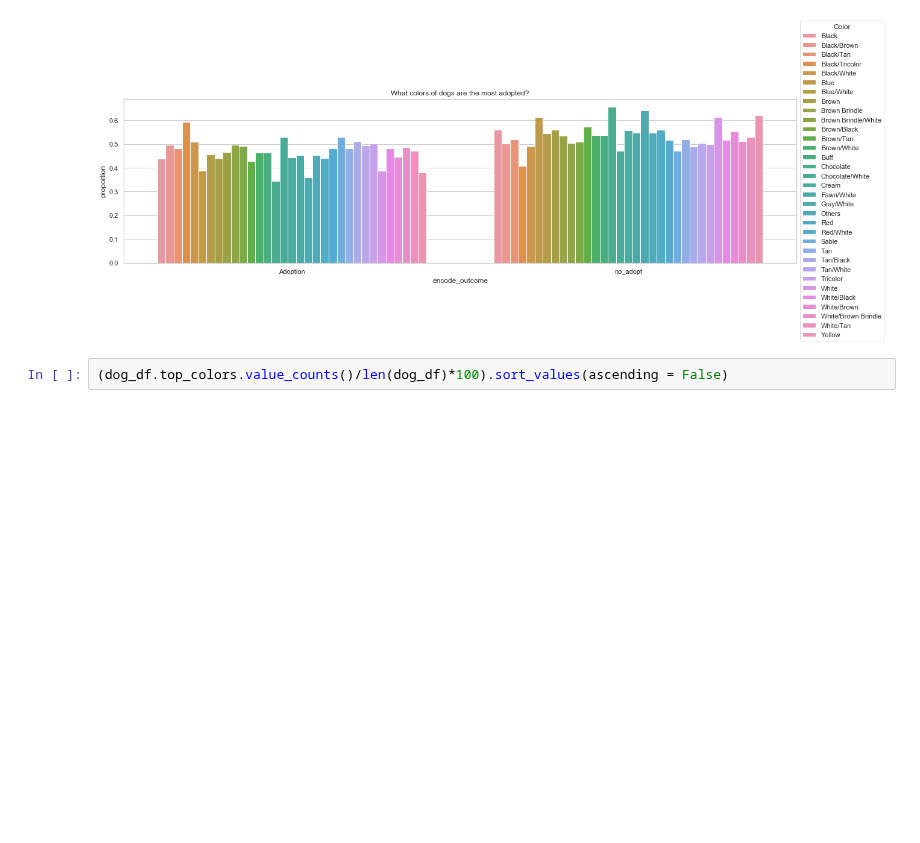
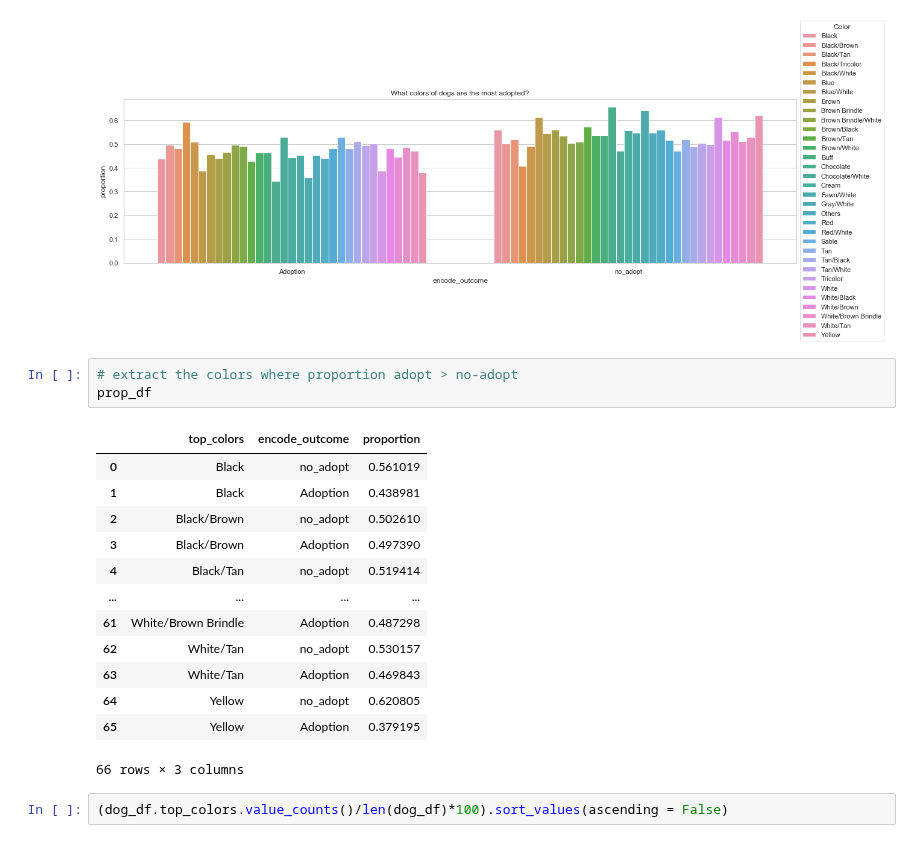
Before and after one commit to Jacqueline-A-Shay/Animal_Shelter, a Jupyter notebook: u.ipynb, the cells around one changed output. Drawn from its saved outputs; the diff is of its cells as text; blank space fills up the shorter version.

```diff
--- a/u.ipynb
+++ b/u.ipynb
@@ -827,6 +827,23 @@ plt.title('What colors of dogs are the most adopted?')
 # %% [output]
 Text(0.5, 1.0, 'What colors of dogs are the most adopted?')
 [figure]
+# %%
+# extract the colors where proportion adopt > no-adopt
+prop_df
+# %% [output]
+|  | top_colors | encode_outcome | proportion |
+| 0 | Black | no_adopt | 0.561019 |
+| 1 | Black | Adoption | 0.438981 |
+| 2 | Black/Brown | no_adopt | 0.502610 |
+| 3 | Black/Brown | Adoption | 0.497390 |
+| 4 | Black/Tan | no_adopt | 0.519414 |
+| ... | ... | ... | ... |
+| 61 | White/Brown Brindle | Adoption | 0.487298 |
+| 62 | White/Tan | no_adopt | 0.530157 |
+| 63 | White/Tan | Adoption | 0.469843 |
+| 64 | Yellow | no_adopt | 0.620805 |
+| 65 | Yellow | Adoption | 0.379195 |
+66 rows × 3 columns
 # %%
 (dog_df.top_colors.value_counts()/len(dog_df)*100).sort_values(ascending = False)
 # %% [output]
```
